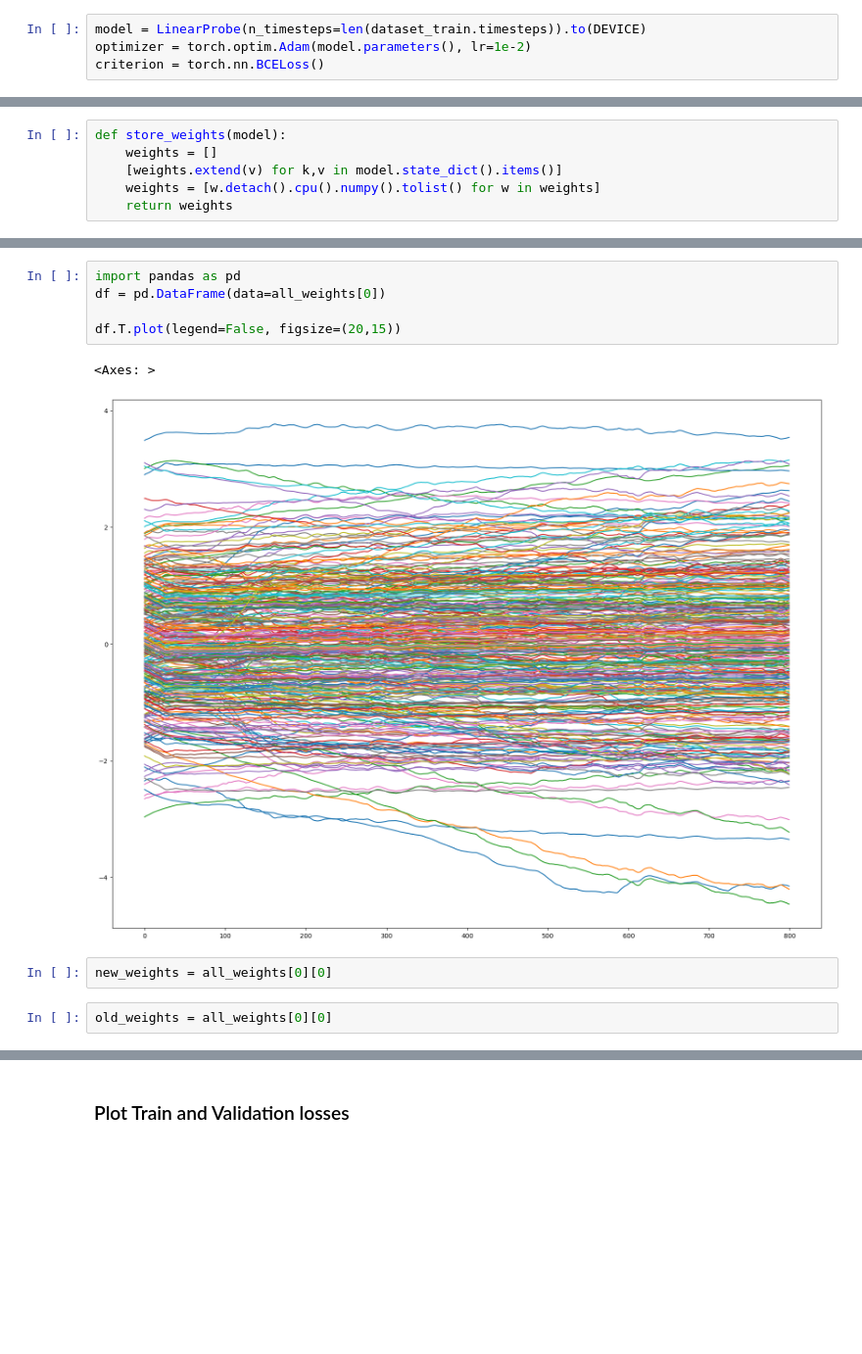
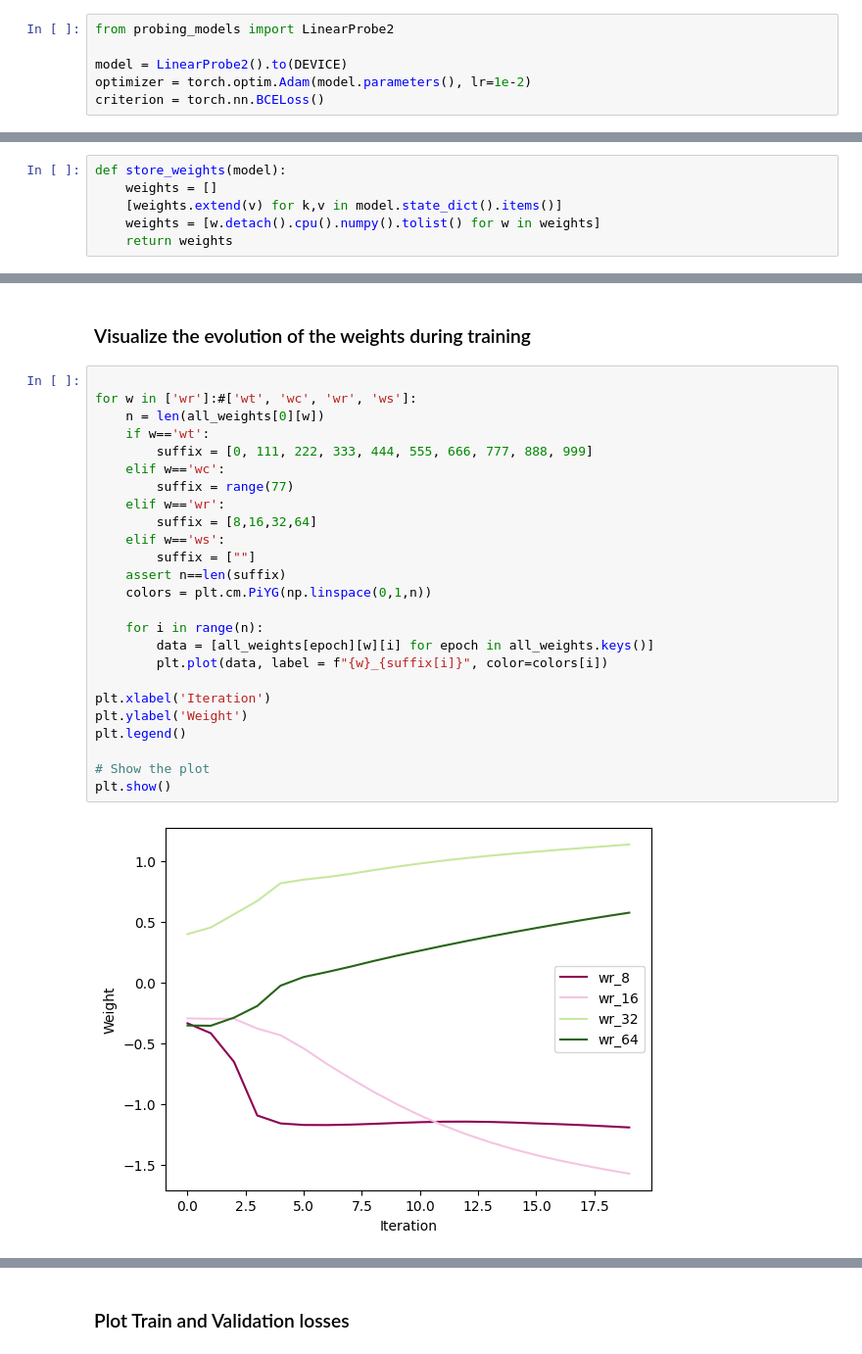
Before and after one commit to chrisoffner/dl23_course_project, a Jupyter notebook: notebooks/cross_attn_experiment_aa.ipynb, the cells around one changed output, grey strips where cells are left out. Shown at 98% size. Drawn from its saved outputs; the diff is of its cells as text; blank space fills up the shorter version.

```diff
--- a/notebooks/cross_attn_experiment_aa.ipynb
+++ b/notebooks/cross_attn_experiment_aa.ipynb
@@ -103,6 +96,8 @@ data_loader_valid = DataLoader(dataset_valid, batch_size=1, shuffle=True)
 # %% [markdown]
 ### Train model
 # %%
-model = LinearProbe(n_timesteps=len(dataset_train.timesteps)).to(DEVICE)
+from probing_models import LinearProbe2
+
+model = LinearProbe2().to(DEVICE)
 optimizer = torch.optim.Adam(model.parameters(), lr=1e-2)
 criterion = torch.nn.BCELoss()
@@ -188,13 +254,30 @@ Epoch 0
-# %%
-import pandas as pd
-df = pd.DataFrame(data=all_weights[0])
-
-df.T.plot(legend=False, figsize=(20,15))
-# %% [output]
-<Axes: >
-[figure, removed]
-# %%
-new_weights = all_weights[0][0]
-# %%
-old_weights = all_weights[0][0]
+# %% [markdown]
+### Visualize the evolution of the weights during training
+# %%
+
+for w in ['wr']:#['wt', 'wc', 'wr', 'ws']:
+    n = len(all_weights[0][w])
+    if w=='wt':
+        suffix = [0, 111, 222, 333, 444, 555, 666, 777, 888, 999]
+    elif w=='wc':
+        suffix = range(77)
+    elif w=='wr':
+        suffix = [8,16,32,64]
+    elif w=='ws':
+        suffix = [""]
+    assert n==len(suffix)
+    colors = plt.cm.PiYG(np.linspace(0,1,n))
+
+    for i in range(n):
+        data = [all_weights[epoch][w][i] for epoch in all_weights.keys()]
+        plt.plot(data, label = f"{w}_{suffix[i]}", color=colors[i])
+
+plt.xlabel('Iteration')
+plt.ylabel('Weight')
+plt.legend()
+
+# Show the plot
+plt.show()
+# %% [output]
+[figure, added]
 # %%
```
Also changed, not shown: parts of 47 cells of this notebook, 3 other files.
